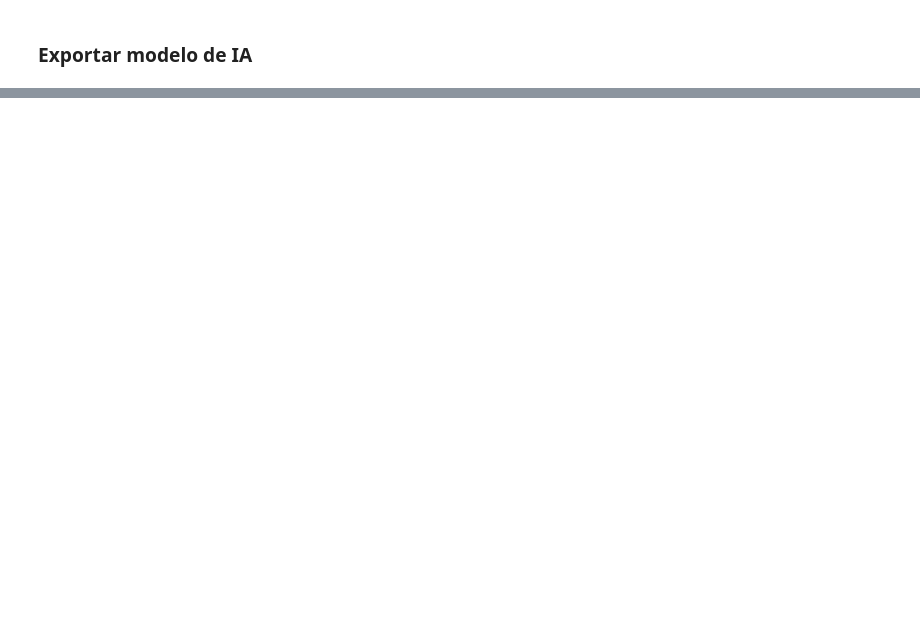
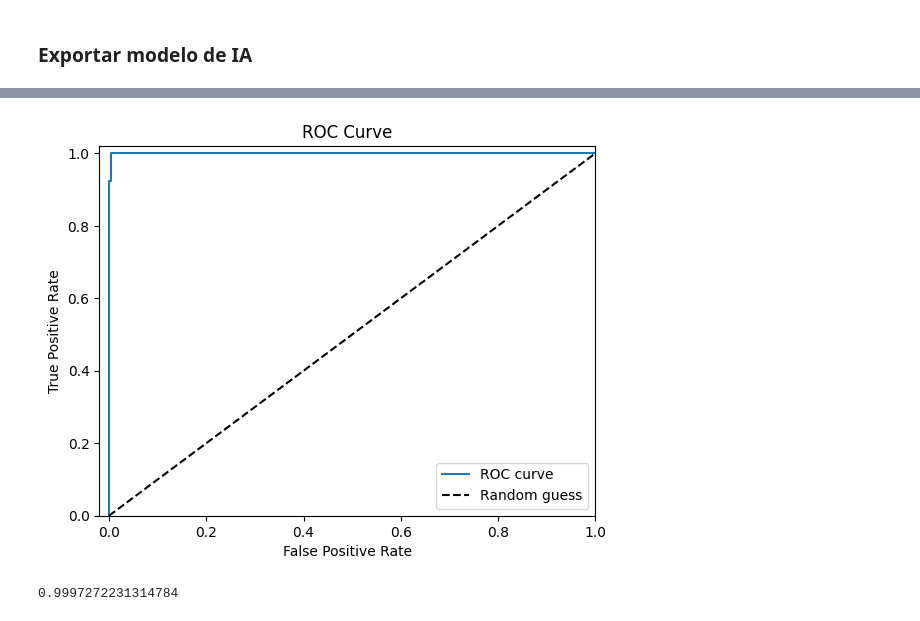
Before and after one commit to Aviles17/Clasificador-Emails-IA, a Jupyter notebook: Tesis_AI_Email.ipynb, the cells around one changed output, grey strips where cells are left out. Saved outputs shown, nothing was run; the diff lists cells and outputs as text; code cells hidden in the pictures; blank space fills up the shorter version.

Commit message:
Reduccion de Falsos Negativos a 0, nuevo modelo de IA con repositorio de Kaggle, modificación de archivos binarios y nuevas metricas de modelo

```diff
--- a/Tesis_AI_Email.ipynb
+++ b/Tesis_AI_Email.ipynb
@@ -643,0 +744,4 @@ with open('Server/Models/cv_params.pkl', 'wb') as f:
+# %%
+df_nativo = df.drop(columns={'ID','Subject','Name','Email'})
+print(df_nativo.head(5))
+print(df_nativo.dtypes)
@@ -643,0 +758,3 @@ with open('Server/Models/cv_params.pkl', 'wb') as f:
+# %%
+df_general = df = pd.concat([df_nativo, df_reloaded], ignore_index=True)
+df_general.head(5)
@@ -643,0 +788,9 @@ with open('Server/Models/cv_params.pkl', 'wb') as f:
+# %%
+cv = CountVectorizer(max_features=300) #Encontrar y considerar las 500 palabras mas frecuentes
+X = cv.fit_transform(df_general['Message'].apply(lambda x: ' '.join(x))).toarray()
+X_train, X_test, y_train, y_test = train_test_split(X, df_general['Label'], test_size=0.2, random_state=42)
+#Tamaños y forma de los datos de entrada y testeo del modelo
+print("X_train: ", X_train.shape)
+print("y_train: ", y_train.shape)
+print("X_test: ", X_test.shape)
+print("y_test: ", y_test.shape)
@@ -643,0 +802,4 @@ with open('Server/Models/cv_params.pkl', 'wb') as f:
+# %%
+#Modelo de Naive Bayes 2
+model_NB_2 = MultinomialNB()
+model_NB_2.fit(X_train, y_train)
@@ -643,0 +844,31 @@ with open('Server/Models/cv_params.pkl', 'wb') as f:
+# %%
+#ROC Curve (Reciver Operating Curve)
+from sklearn.metrics import roc_curve
+import matplotlib.pyplot as plt
+%matplotlib inline
+
+y_pred_prob = model_NB_2.predict_proba(X_test)[:,1]
+
+fpr, tpr, thresholds = roc_curve(y_test, y_pred_prob)
+
+# create plot
+plt.plot(fpr, tpr, label='ROC curve')
+plt.plot([0, 1], [0, 1], 'k--', label='Random guess')
+_ = plt.xlabel('False Positive Rate')
+_ = plt.ylabel('True Positive Rate')
+_ = plt.title('ROC Curve')
+_ = plt.xlim([-0.02, 1])
+_ = plt.ylim([0, 1.02])
+_ = plt.legend(loc="lower right")
+
+# save figure
+plt.savefig('Metrics/Naive_Bayes/roc_curve_NB_2.png', dpi=200)
+# %% [output]
+[figure, added]
+# %%
+#Get AUC score (Area bajo la curva ROC)
+from sklearn.metrics import roc_auc_score
+
+roc_auc_score(y_test, y_pred_prob)
+# %% [output]
+0.9997272231314784
```
Also changed, not shown: parts of 37 cells of this notebook, 4 other files.
